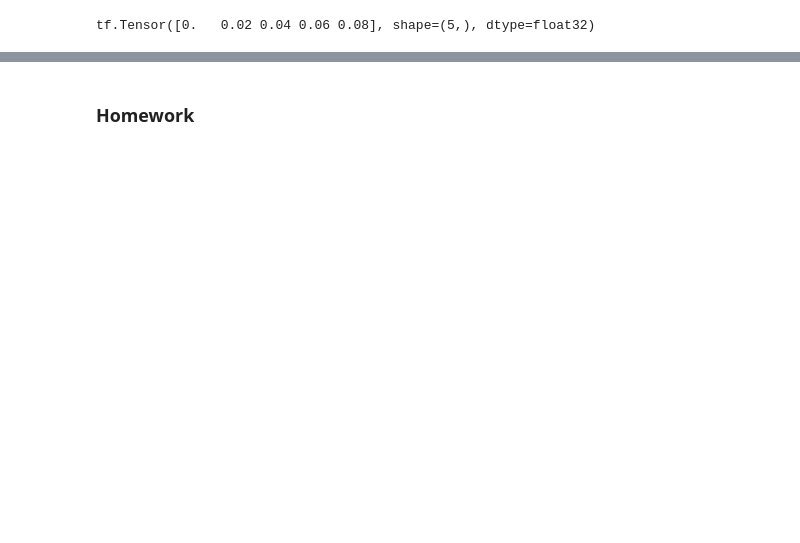
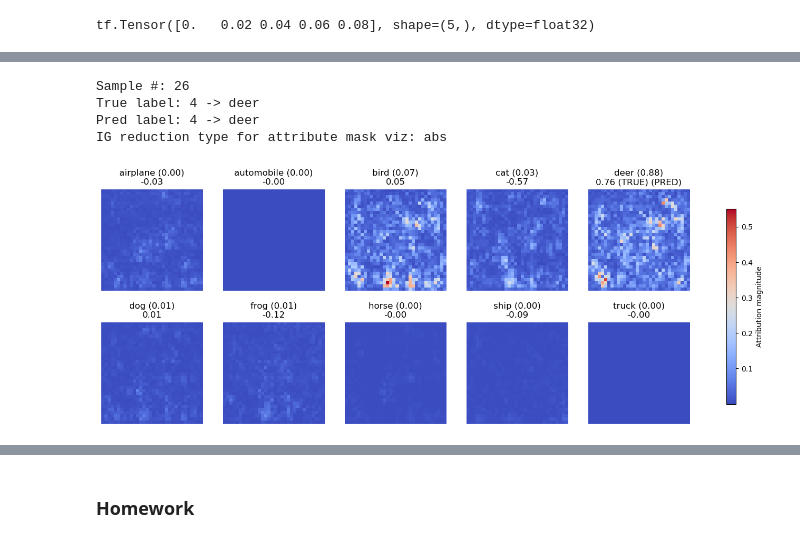
Before and after one commit to sscott-cse/Intro-Deep-Learning-Notebooks, a Jupyter notebook: CSCE-479-879/Hackathons/hackathon4.ipynb, the cells around one changed output, grey strips where cells are left out. Drawn from its saved outputs; the diff is of its cells as text; code cells hidden in the pictures; blank space fills up the shorter version.

```diff
--- a/CSCE-479-879/Hackathons/hackathon4.ipynb
+++ b/CSCE-479-879/Hackathons/hackathon4.ipynb
@@ -718,0 +814,34 @@ _ = plot_img_attributions(image=image_tensors[0],
+# %%
+
+print(f'On test data...')
+results = []
+
+for sample_num in range(32):
+    logits = conv_classifier(tf.expand_dims(test_image_tensors[sample_num], axis=0))
+    # print(logits.shape)
+    pred_lbl = tf.argmax(logits, axis=-1).numpy()[0]
+    true_lbl = test_targets[sample_num].numpy()
+
+    if pred_lbl != true_lbl:
+        results.append(
+            {
+                'sample_num': sample_num,
+                'true_label': id2label[true_lbl],
+                'pred_label': id2label[pred_lbl],
+                'status': 'fail'
+            }
+        )
+
+    else:
+        results.append(
+            {
+                'sample_num': sample_num,
+                'true_label': id2label[true_lbl],
+                'pred_label': id2label[pred_lbl],
+                'status': 'pass'
+            }
+        )
+
+import pandas as pd
+
+results_df = pd.DataFrame(results)
@@ -718,0 +988,11 @@ _ = plot_img_attributions(image=image_tensors[0],
+# %%
+success_idx = 26
+fail_idx = 28
+# %%
+get_ig_all_classes(sample_num=success_idx) # fig 1
+# %% [output]
+Sample #: 26
+True label: 4 -> deer
+Pred label: 4 -> deer
+IG reduction type for attribute mask viz: abs
+[figure, added]
```
Also changed, not shown: parts of 53 cells of this notebook.
